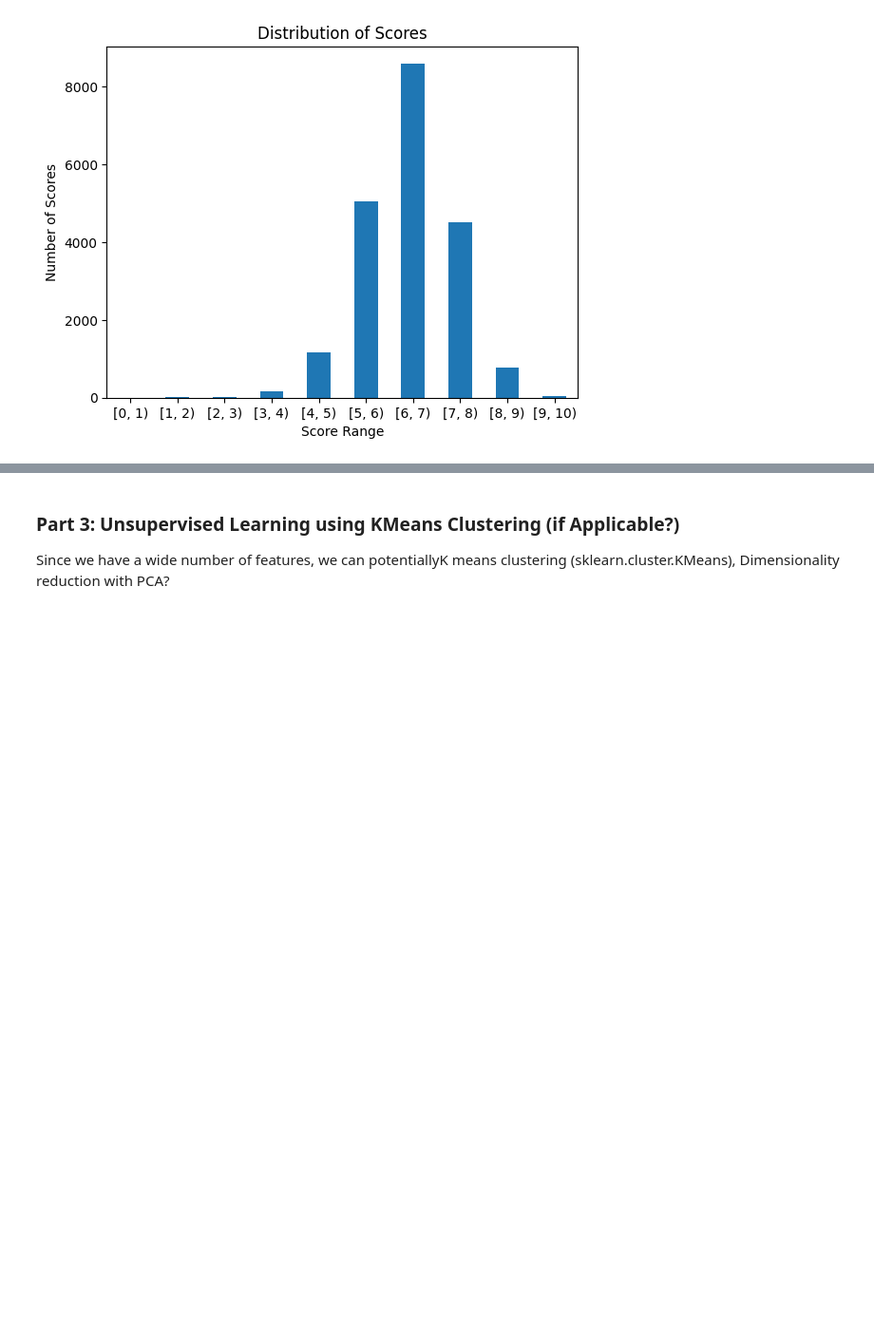
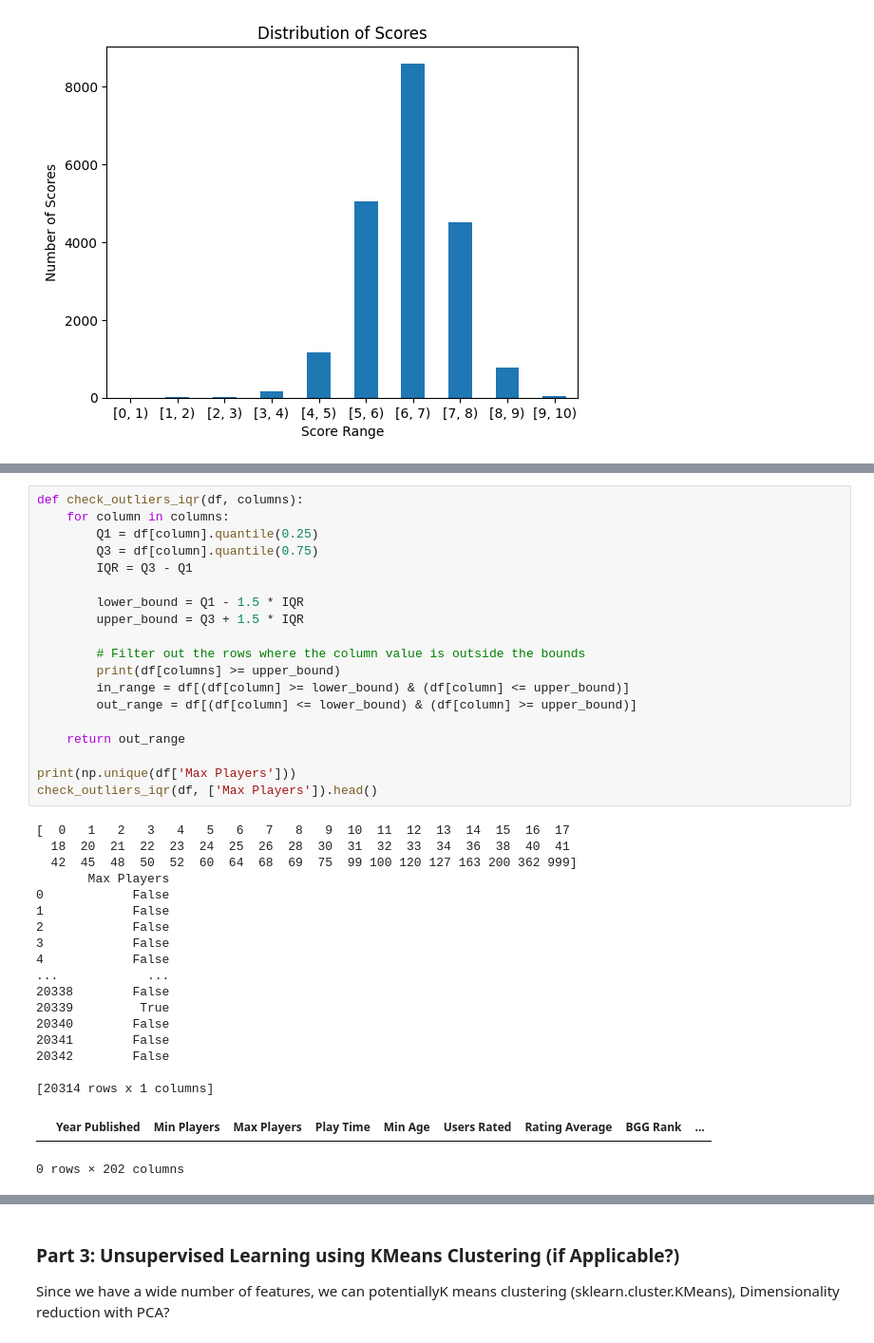
Before and after one commit to bxue2/Unsupervised-Learning-Final, a Jupyter notebook: Final.ipynb, the cells around one changed output, grey strips where cells are left out. Shown at 95% size. Cells and saved outputs as stored; diff of their text form; blank space fills up the shorter version.

```diff
--- a/Final.ipynb
+++ b/Final.ipynb
@@ -254,3 +273,42 @@ plt.show()
+# %%
+def check_outliers_iqr(df, columns):
+    for column in columns:
+        Q1 = df[column].quantile(0.25)
+        Q3 = df[column].quantile(0.75)
+        IQR = Q3 - Q1
+
+        lower_bound = Q1 - 1.5 * IQR
+        upper_bound = Q3 + 1.5 * IQR
+
+        # Filter out the rows where the column value is outside the bounds
+        print(df[columns] >= upper_bound)
+        in_range = df[(df[column] >= lower_bound) & (df[column] <= upper_bound)]
+        out_range = df[(df[column] <= lower_bound) & (df[column] >= upper_bound)]
+
+    return out_range
+
+print(np.unique(df['Max Players']))
+check_outliers_iqr(df, ['Max Players']).head()
+# %% [output]
+[  0   1   2   3   4   5   6   7   8   9  10  11  12  13  14  15  16  17
+  18  20  21  22  23  24  25  26  28  30  31  32  33  34  36  38  40  41
+  42  45  48  50  52  60  64  68  69  75  99 100 120 127 163 200 362 999]
+       Max Players
+0            False
+1            False
+2            False
+3            False
+4            False
+...            ...
+20338        False
+20339         True
+20340        False
+20341        False
+20342        False
+
+[20314 rows x 1 columns]
+|  | Year Published | Min Players | Max Players | Play Time | Min Age | Users Rated | Rating Average | BGG Rank | ... |
+0 rows × 202 columns
 # %% [markdown]
 #### Scaling Data
 Since some of the models like NMF will want the data scaled first since they're sensitive to magnitude differences between features.
```
Also changed, not shown: parts of 25 cells of this notebook.
